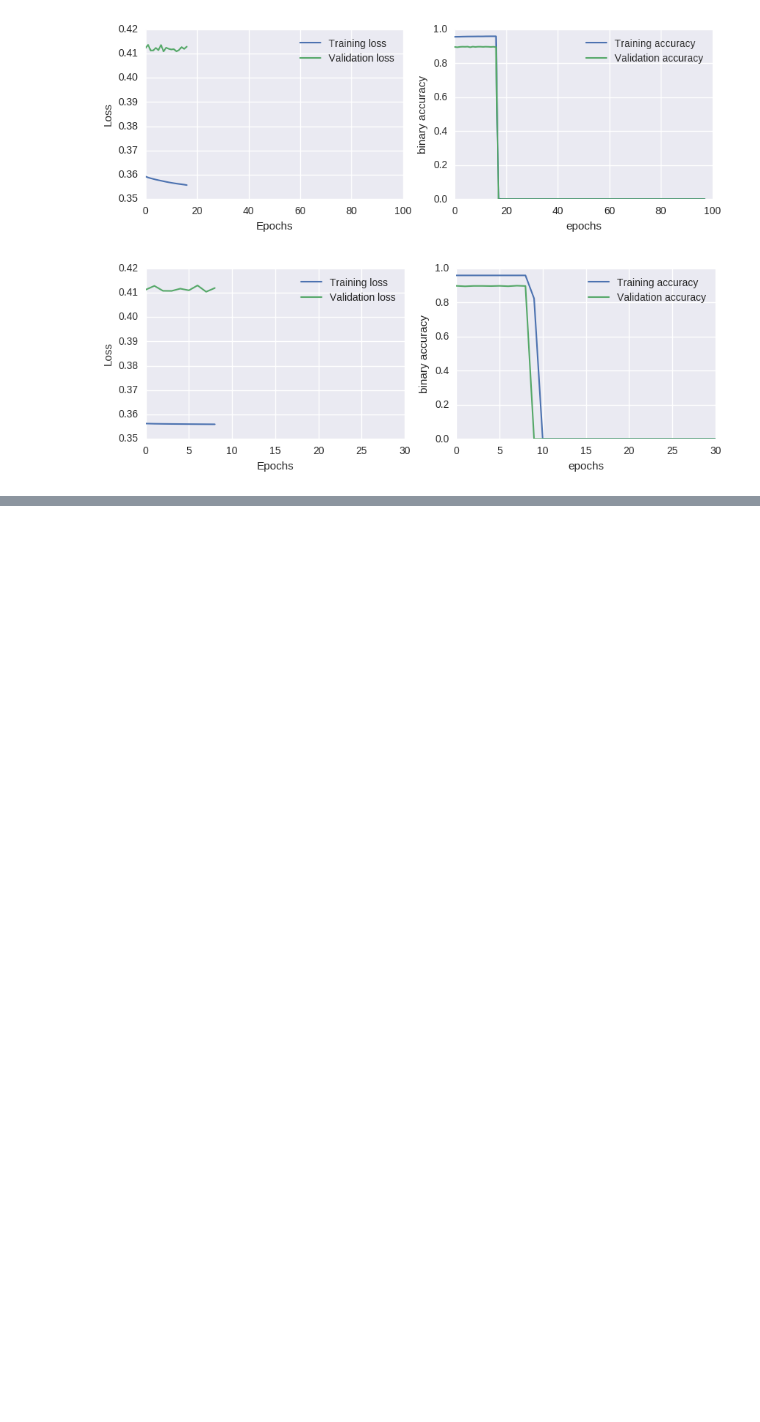
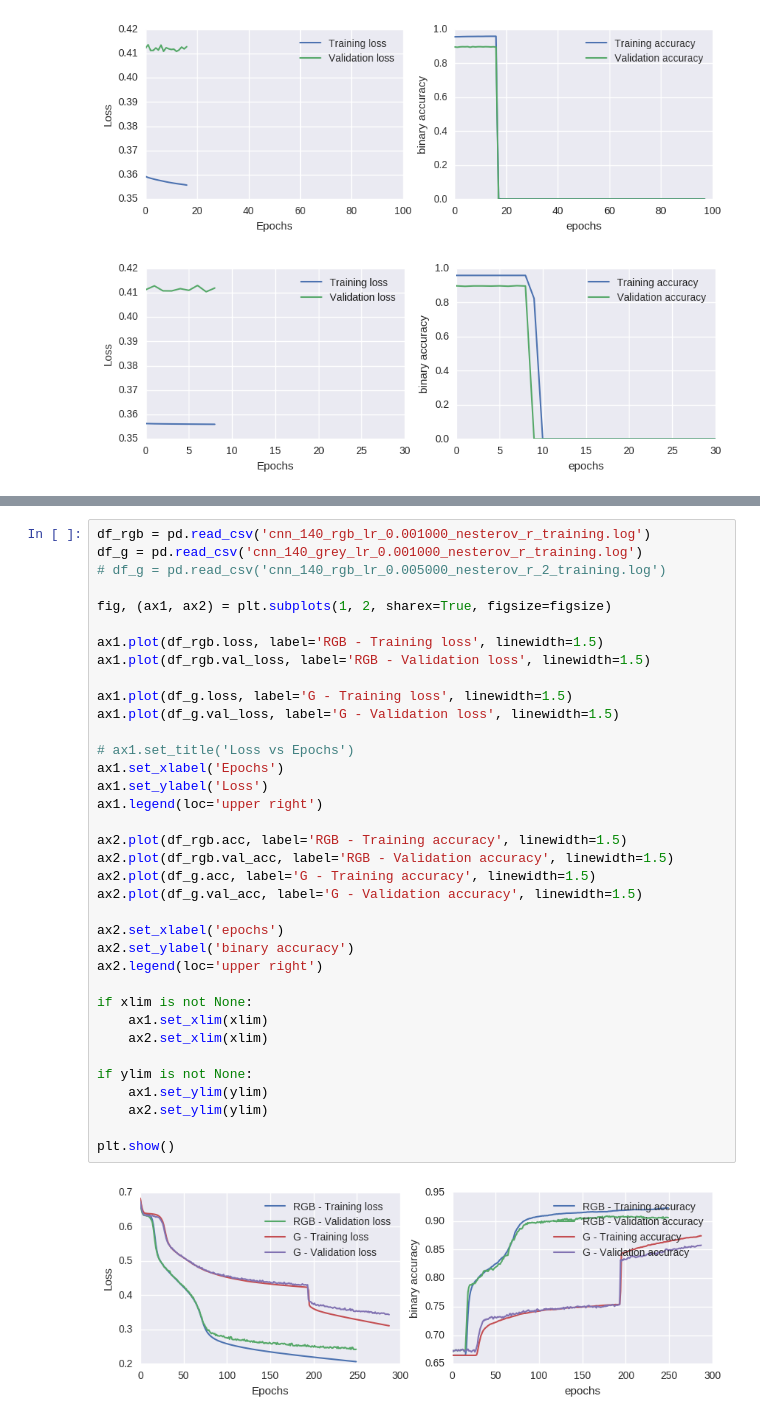
Before and after one commit to OpenGridMap/power-grid-detection, a Jupyter notebook: training/plot_training.ipynb, the cells around one changed output, grey strips where cells are left out. Cells and saved outputs as stored; diff of their text form; blank space fills up the shorter version.

```diff
--- a/training/plot_training.ipynb
+++ b/training/plot_training.ipynb
@@ -54,0 +74,38 @@ plot_loss_acc('cnn_140_grey_lr_0.001000_nesterov_3_training.log', figsize=figsiz
+# %%
+df_rgb = pd.read_csv('cnn_140_rgb_lr_0.001000_nesterov_r_training.log')
+df_g = pd.read_csv('cnn_140_grey_lr_0.001000_nesterov_r_training.log')
+# df_g = pd.read_csv('cnn_140_rgb_lr_0.005000_nesterov_r_2_training.log')
+
+fig, (ax1, ax2) = plt.subplots(1, 2, sharex=True, figsize=figsize)
+
+ax1.plot(df_rgb.loss, label='RGB - Training loss', linewidth=1.5)
+ax1.plot(df_rgb.val_loss, label='RGB - Validation loss', linewidth=1.5)
+
+ax1.plot(df_g.loss, label='G - Training loss', linewidth=1.5)
+ax1.plot(df_g.val_loss, label='G - Validation loss', linewidth=1.5)
+
+# ax1.set_title('Loss vs Epochs')
+ax1.set_xlabel('Epochs')
+ax1.set_ylabel('Loss')
+ax1.legend(loc='upper right')
+
+ax2.plot(df_rgb.acc, label='RGB - Training accuracy', linewidth=1.5)
+ax2.plot(df_rgb.val_acc, label='RGB - Validation accuracy', linewidth=1.5)
+ax2.plot(df_g.acc, label='G - Training accuracy', linewidth=1.5)
+ax2.plot(df_g.val_acc, label='G - Validation accuracy', linewidth=1.5)
+
+ax2.set_xlabel('epochs')
+ax2.set_ylabel('binary accuracy')
+ax2.legend(loc='upper right')
+
+if xlim is not None:
+    ax1.set_xlim(xlim)
+    ax2.set_xlim(xlim)
+
+if ylim is not None:
+    ax1.set_ylim(ylim)
+    ax2.set_ylim(ylim)
+
+plt.show()
+# %% [output]
+[figure, added]
```
Also changed, not shown: parts of 12 cells of this notebook, 45 other files.
